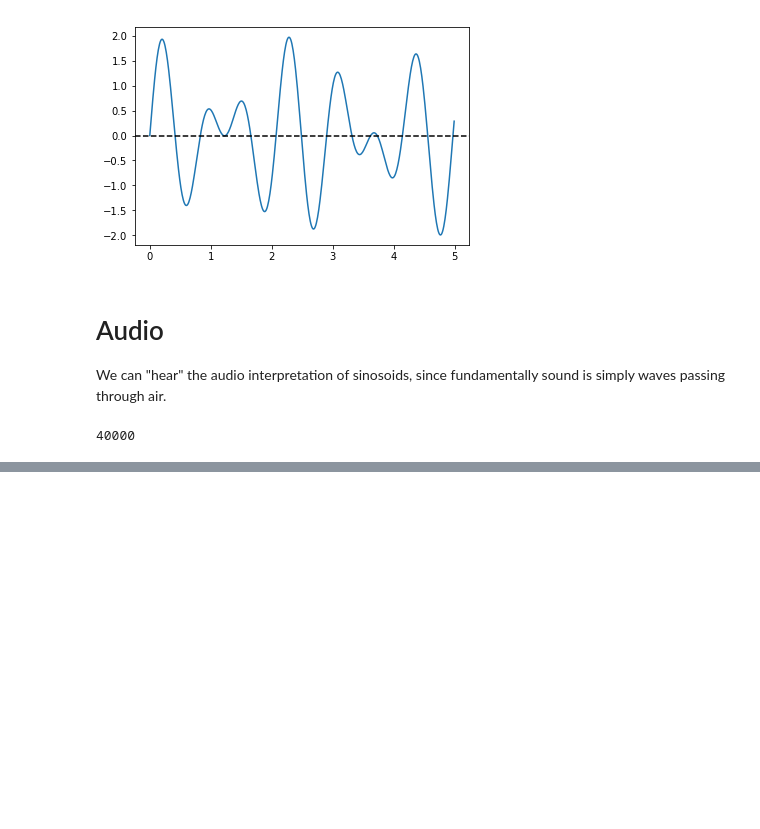
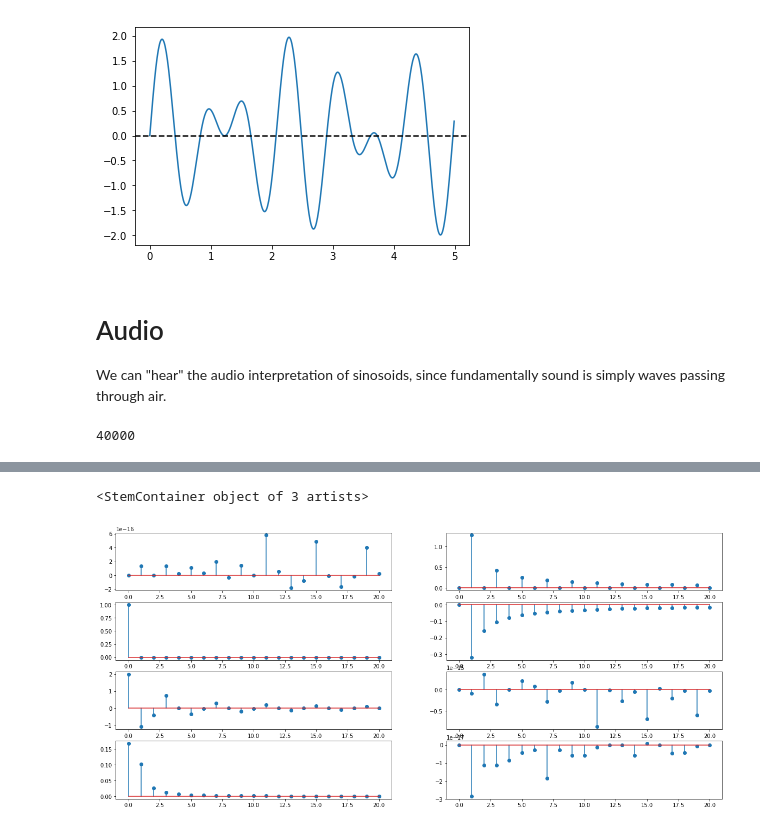
Before and after one commit to bradshawben/signal-processing, a Jupyter notebook: notebooks/01-Fourier-Series.ipynb, the cells around one changed output, grey strips where cells are left out. Drawn from its saved outputs; the diff is of its cells as text; code cells hidden in the pictures; blank space fills up the shorter version.

Commit message:
Fourier coefficient simulation

```diff
--- a/notebooks/01-Fourier-Series.ipynb
+++ b/notebooks/01-Fourier-Series.ipynb
@@ -87,0 +96,11 @@ Audio(sin_out, rate=sr)
+# %%
+def fourier_series(period, N):
+    """Calculate the Fourier series coefficients up to the Nth harmonic"""
+    result = []
+    T = len(period)
+    t = np.arange(T)
+    for n in range(N+1):
+        an = 2/T*(period * np.cos(2*np.pi*n*t/T)).sum()
+        bn = 2/T*(period * np.sin(2*np.pi*n*t/T)).sum()
+        result.append((an, bn))
+    return np.array(result)
@@ -87,0 +123,22 @@ Audio(sin_out, rate=sr)
+# %%
+plt.figure(figsize=(20, 9))
+t_period = np.arange(0, 1, 1/Fs)
+
+F1 = fourier_series(func1(t_period), 20)
+plt.subplot(421); plt.stem(F1[:,0])
+plt.subplot(422); plt.stem(F1[:,1])
+
+F2 = fourier_series(func2(t_period), 20)
+plt.subplot(423); plt.stem(F2[:,0])
+plt.subplot(424); plt.stem(F2[:,1])
+
+F3 = fourier_series(func3(t_period), 20)
+plt.subplot(425); plt.stem(F3[:,0])
+plt.subplot(426); plt.stem(F3[:,1])
+
+F4 = fourier_series(func4(t_period), 20)
+plt.subplot(427); plt.stem(F4[:,0])
+plt.subplot(428); plt.stem(F4[:,1])
+# %% [output]
+<StemContainer object of 3 artists>
+[figure, added]
```
Also changed, not shown: parts of 6 cells of this notebook.
